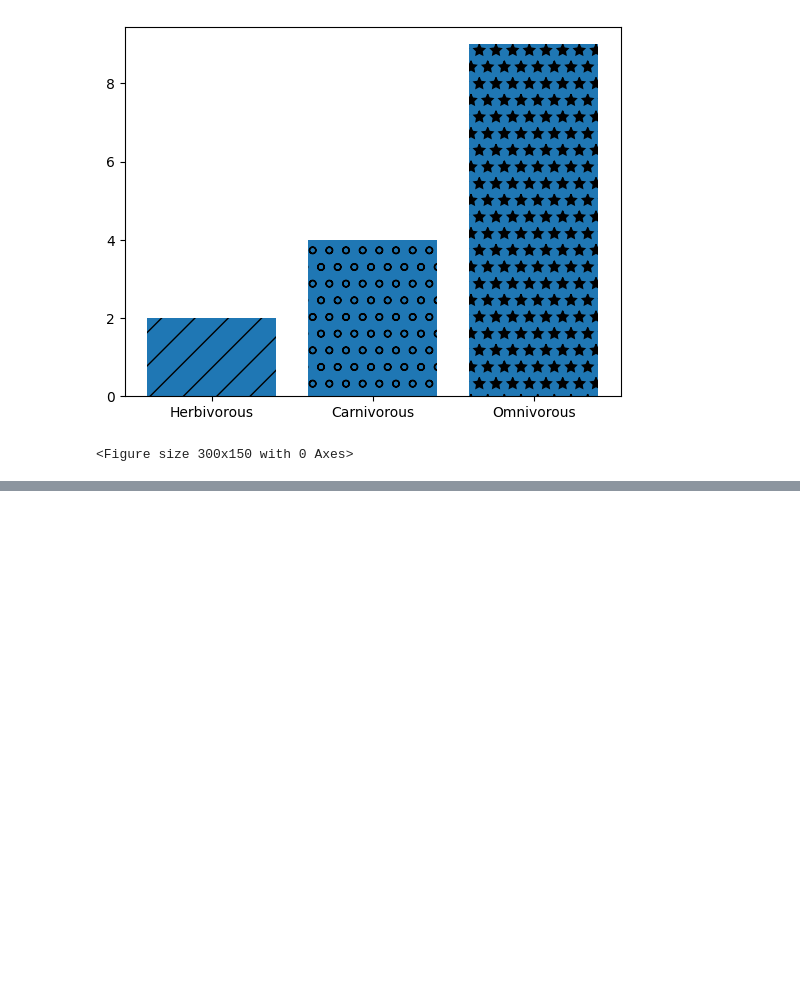
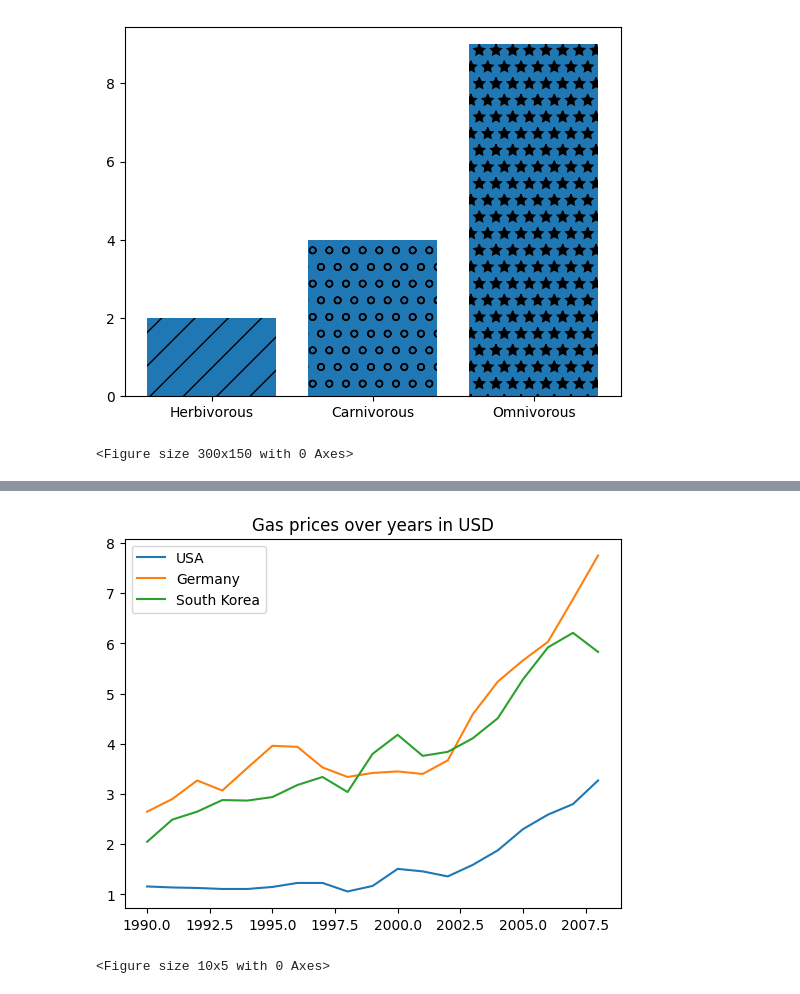
Before and after one commit to web-wizard-web/Python_for_AI_and_ML, a Jupyter notebook: Matplotlib/matplotlib.ipynb, the cells around one changed output, grey strips where cells are left out. Saved outputs shown, nothing was run; the diff lists cells and outputs as text; code cells hidden in the pictures; blank space fills up the shorter version.

```diff
--- a/Matplotlib/matplotlib.ipynb
+++ b/Matplotlib/matplotlib.ipynb
@@ -211,0 +216,4 @@ plt.show()
+# %%
+gas = pd.read_csv("gas_prices.csv")
+
+gas
@@ -211,0 +238,18 @@ plt.show()
+# %%
+plt.title("Gas prices over years in USD")
+
+plt.plot(gas.Year, gas.USA ,label="USA")
+plt.plot(gas.Year, gas.Germany ,label="Germany")
+
+
+#Alternate Way
+plt.plot(gas["Year"], gas["South Korea"] ,label="South Korea")
+plt.legend()
+
+plt.figure(figsize=(1,0.5),dpi=10)
+
+
+plt.show()
+# %% [output]
+[figure, added]
+<Figure size 10x5 with 0 Axes>
```
Also changed, not shown: parts of 26 cells of this notebook, 2 other files.
